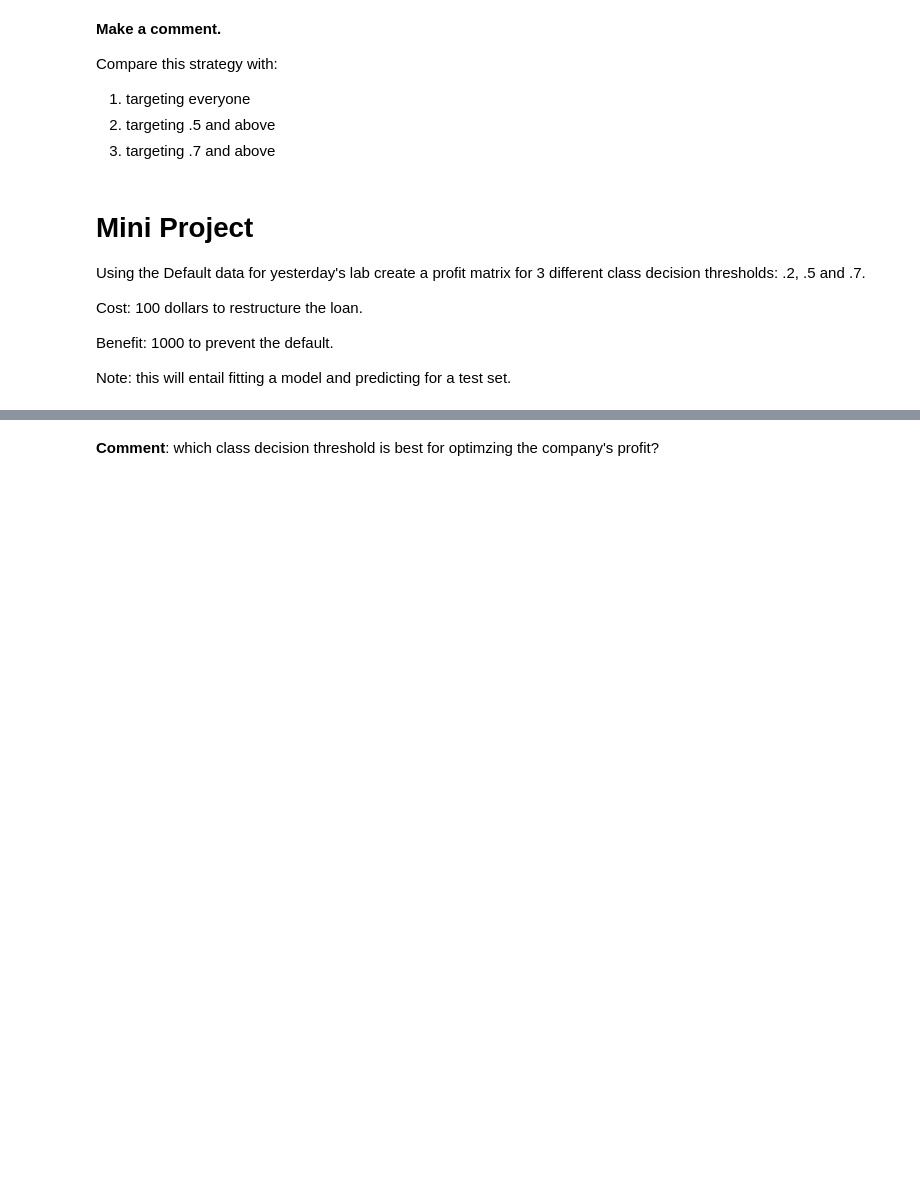
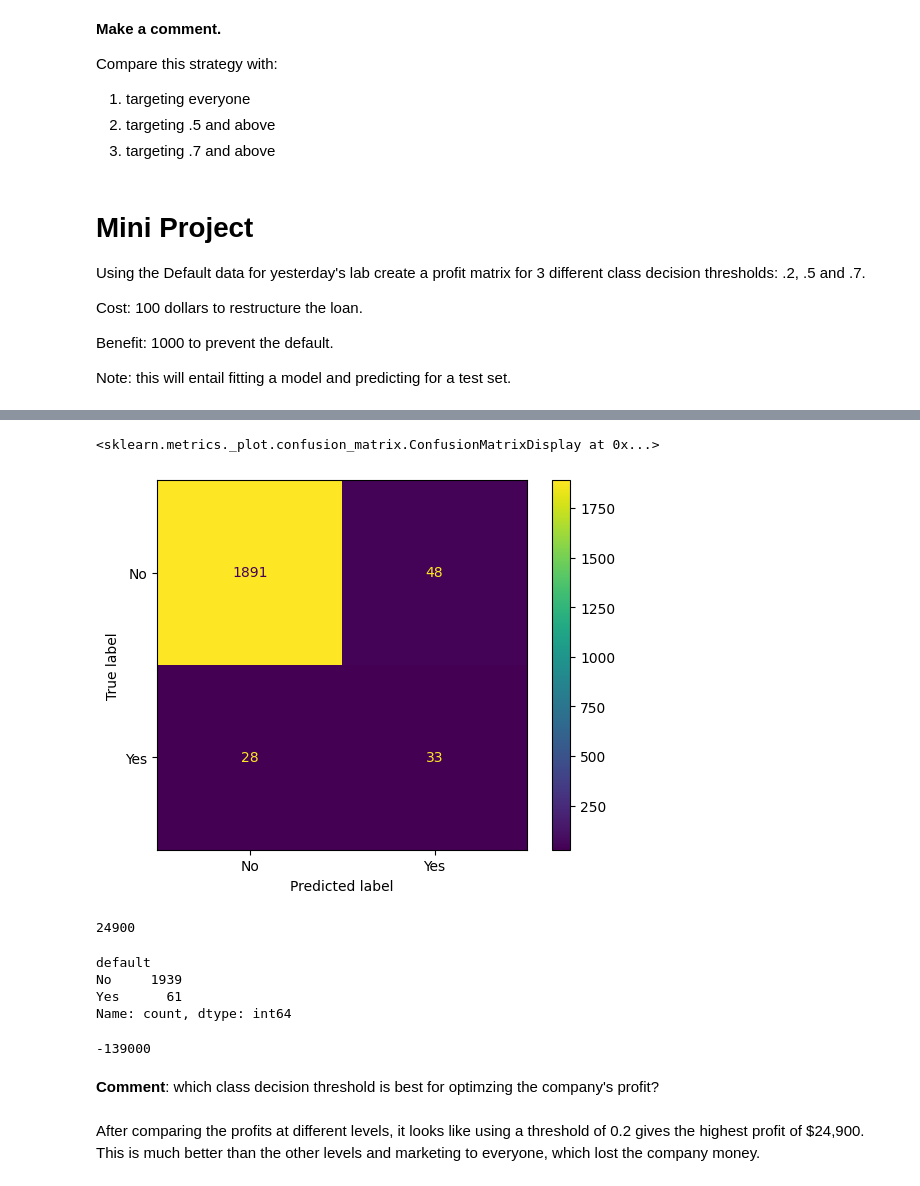
Before and after one commit to MatthewAramaki/IS_4487_Tokyo, a Jupyter notebook: Aramaki_day8_lab_evaluate_model.ipynb, the cells around one changed output, grey strips where cells are left out. Cells and saved outputs as stored; diff of their text form; code cells hidden in the pictures; blank space fills up the shorter version.

```diff
--- a/Aramaki_day8_lab_evaluate_model.ipynb
+++ b/Aramaki_day8_lab_evaluate_model.ipynb
@@ -236,2 +361,28 @@ d = pd.read_csv("https://raw.githubusercontent.com/jefftwebb/IS_4487_Tokyo/main/
+# %%
+pred_labels = np.where(pred_prob[:,1] > 0.2, 'Yes', "No")
+# %%
+ConfusionMatrixDisplay.from_predictions(y_test, pred_labels)
+# %% [output]
+<sklearn.metrics._plot.confusion_matrix.ConfusionMatrixDisplay at 0x...>
+[figure, added]
+# %%
+profit3 = (900*33)-(100*48)
+print(profit3)
+# %% [output]
+24900
+# %%
+test['default'].value_counts()
+# %% [output]
+default
+No     1939
+Yes      61
+Name: count, dtype: int64
+# %%
+profit4 = (61*900)-(1939*100)
+print(profit4)
+# %% [output]
+-139000
 # %% [markdown]
 **Comment**: which class decision threshold is best for optimzing the company's profit?
+# %% [markdown]
+After comparing the profits at different levels, it looks like using a threshold of 0.2 gives the highest profit of $24,900. This is much better than the other levels and marketing to everyone, which lost the company money.
```
Also changed, not shown: parts of 25 cells of this notebook.
